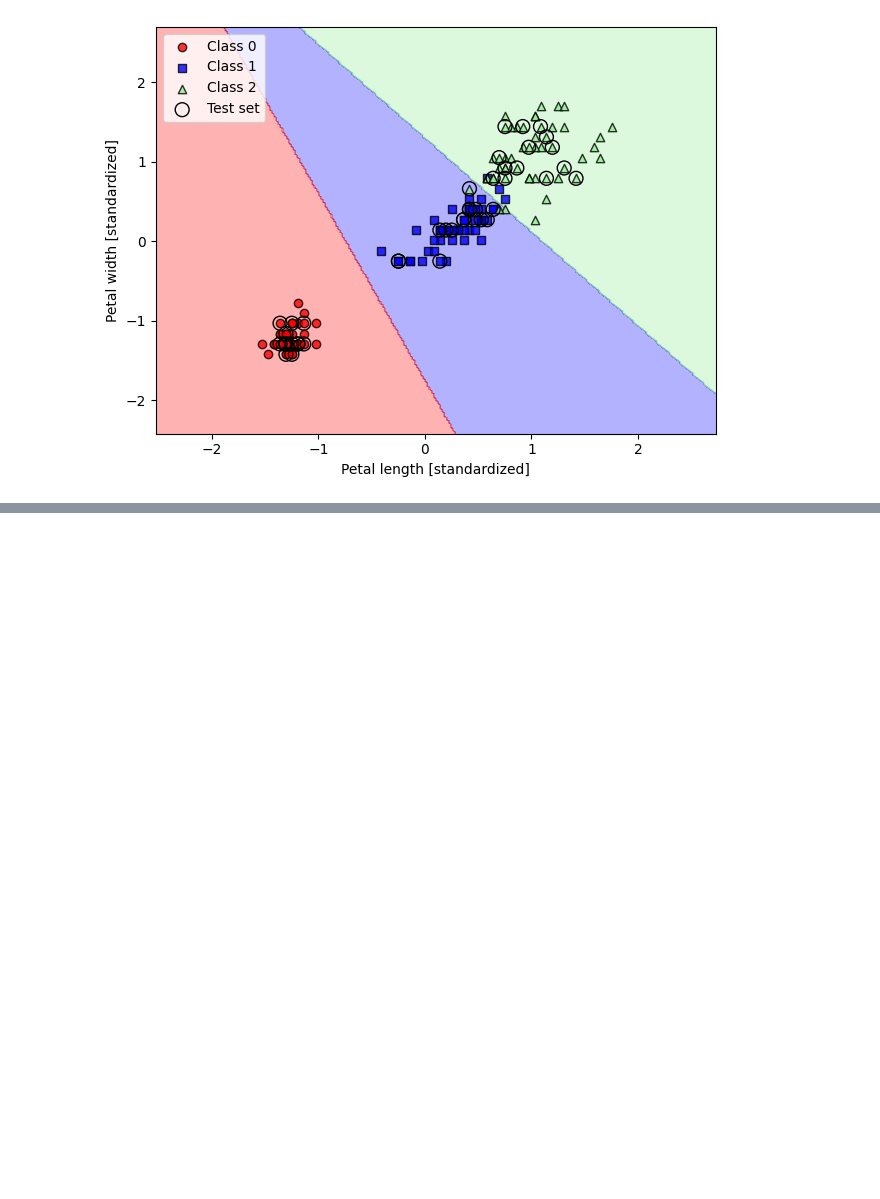
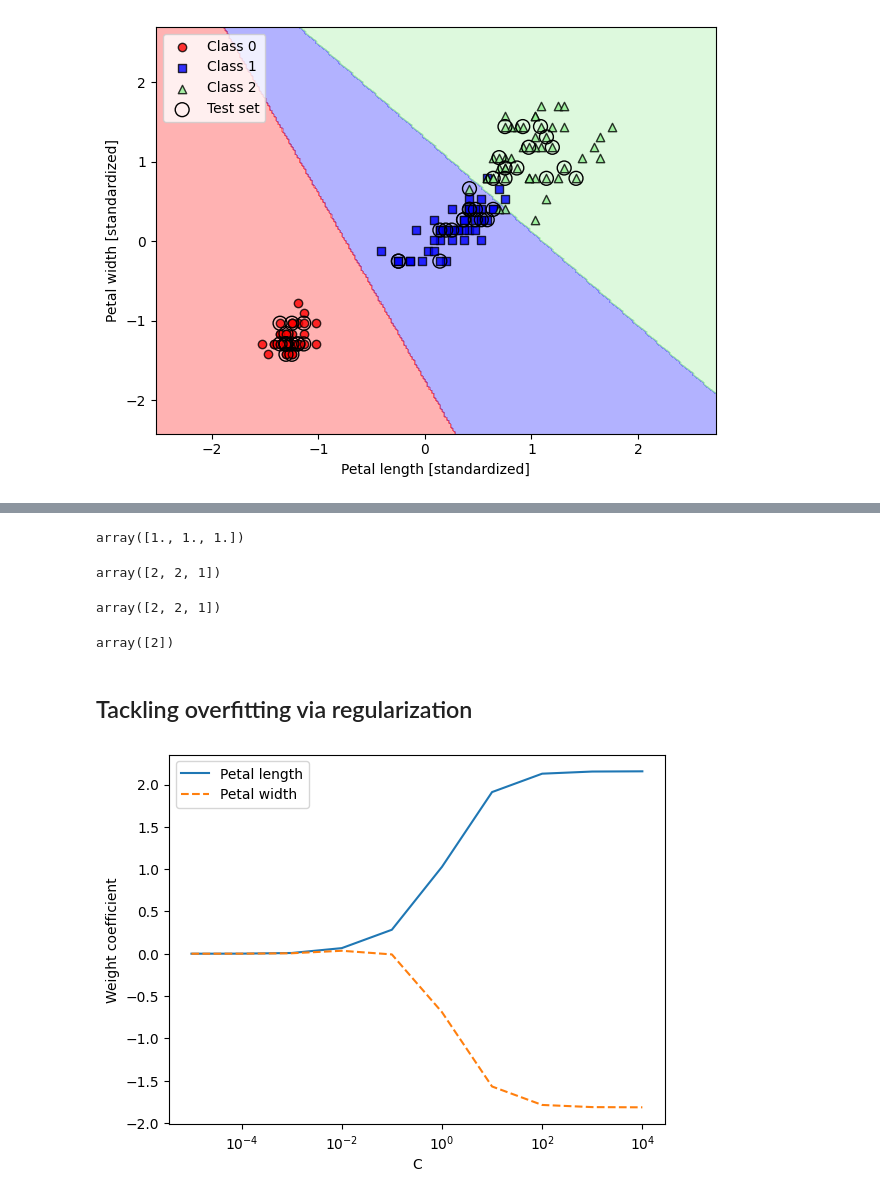
Before and after one commit to CllsPy/learn_ai, a Jupyter notebook: livros/ML with Pytorch & Sklearn/ch03/notebooks/ch03-ml-com-pytorch.ipynb, the cells around one changed output, grey strips where cells are left out. Saved outputs shown, nothing was run; the diff lists cells and outputs as text; code cells hidden in the pictures; blank space fills up the shorter version.

```diff
--- a/livros/ML with Pytorch & Sklearn/ch03/notebooks/ch03-ml-com-pytorch.ipynb
+++ b/livros/ML with Pytorch & Sklearn/ch03/notebooks/ch03-ml-com-pytorch.ipynb
@@ -322,0 +329,40 @@ plt.show()
+# %%
+lr.predict_proba(X_test_std[:3, :]).sum(axis=1)
+# %% [output]
+array([1., 1., 1.])
+# %%
+lr.predict_proba(X_test_std[:3, :]).argmax(axis=1)
+# %% [output]
+array([2, 2, 1])
+# %%
+lr.predict(X_test_std[:3, :])
+# %% [output]
+array([2, 2, 1])
+# %%
+lr.predict(X_test_std[0, :].reshape(1, -1))
+# %% [output]
+array([2])
+# %% [markdown]
+## Tackling overfitting via regularization
+# %%
+weights, params = [], []
+for c in np.arange(-5, 5):
+    lr = LogisticRegression(C=10.**c,
+                            multi_class='ovr')
+    lr.fit(X_train_std, y_train)
+    weights.append(lr.coef_[1])
+    params.append(10.**c)
+
+weights = np.array(weights)
+plt.plot(params, weights[:, 0],
+         label='Petal length')
+plt.plot(params, weights[:, 1], linestyle='--',
+         label='Petal width')
+plt.ylabel('Weight coefficient')
+plt.xlabel('C')
+plt.legend(loc='upper left')
+plt.xscale('log')
+#plt.savefig('figures/03_08.png', dpi=300)
+plt.show()
+# %% [output]
+[figure, added]
```
Also changed, not shown: parts of 1 cell of this notebook.
